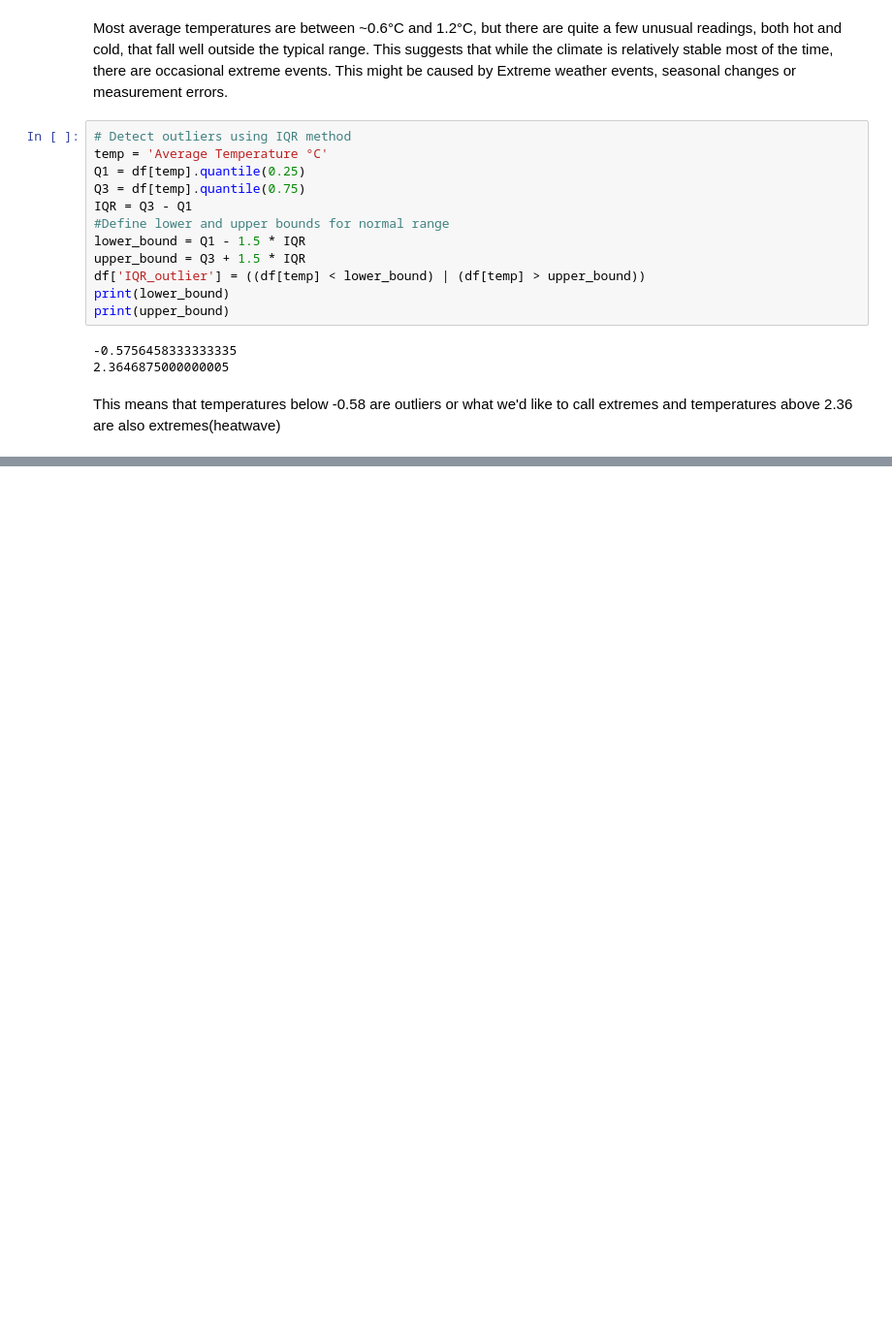
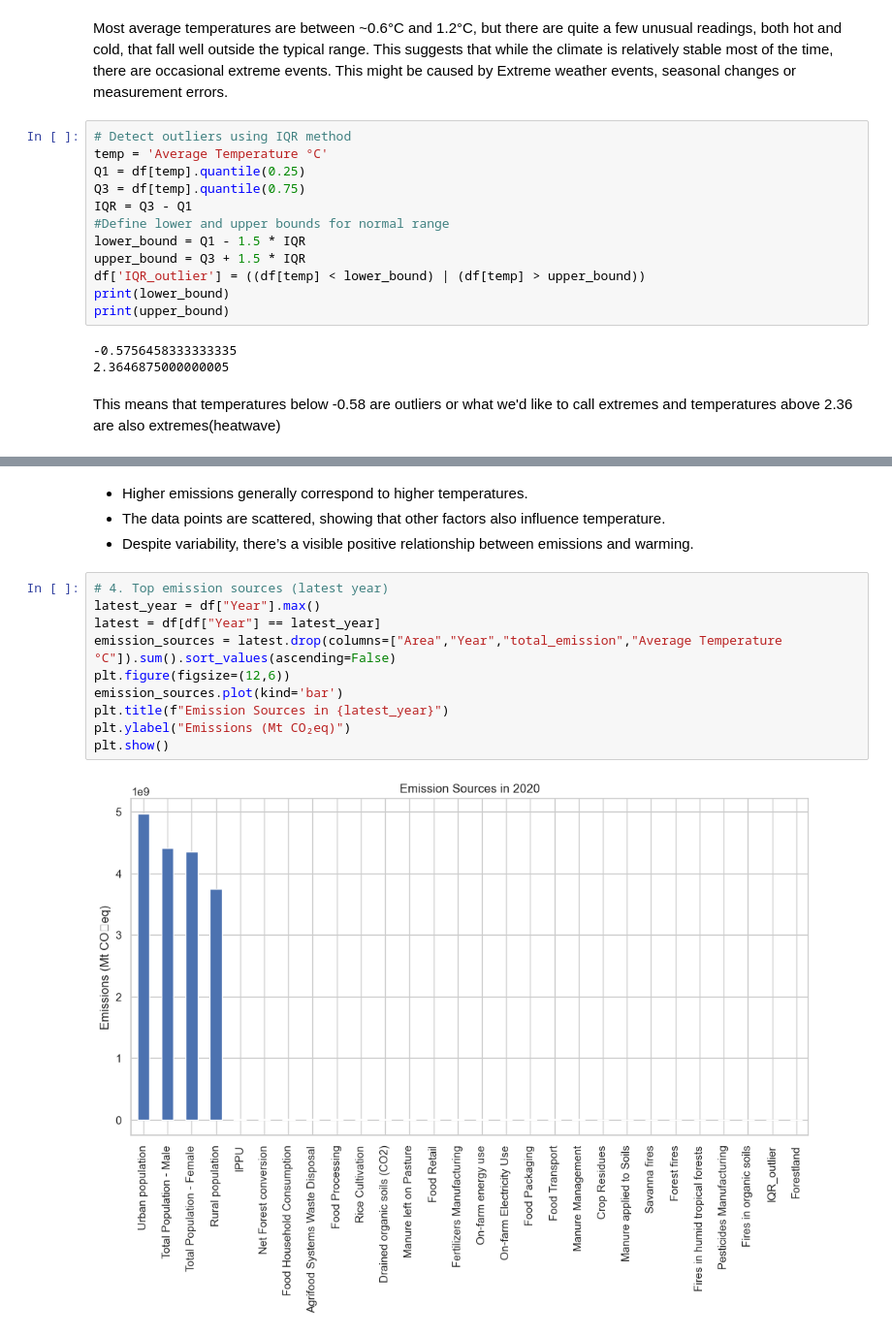
Before and after one commit to ThabangMmakola/2401PTDS_Regression_Project, a Jupyter notebook: Regression Project Thabang.ipynb, the cells around one changed output, grey strips where cells are left out. Shown at 97% size. Saved outputs shown, nothing was run; the diff lists cells and outputs as text; blank space fills up the shorter version.

```diff
--- a/Regression Project Thabang.ipynb
+++ b/Regression Project Thabang.ipynb
@@ -322,0 +249,16 @@ The `ci` parameter is deprecated. Use `errorbar=None` for the same effect.
+# %% [markdown]
+- Higher emissions generally correspond to higher temperatures.
+- The data points are scattered, showing that other factors also influence temperature.
+- Despite variability, there’s a visible positive relationship between emissions and warming.
+# %%
+# 4. Top emission sources (latest year)
+latest_year = df["Year"].max()
+latest = df[df["Year"] == latest_year]
+emission_sources = latest.drop(columns=["Area","Year","total_emission","Average Temperature °C"]).sum().sort_values(ascending=False)
+plt.figure(figsize=(12,6))
+emission_sources.plot(kind='bar')
+plt.title(f"Emission Sources in {latest_year}")
+plt.ylabel("Emissions (Mt CO₂eq)")
+plt.show()
+# %% [output]
+[figure, added]
```
Also changed, not shown: parts of 27 cells of this notebook.
